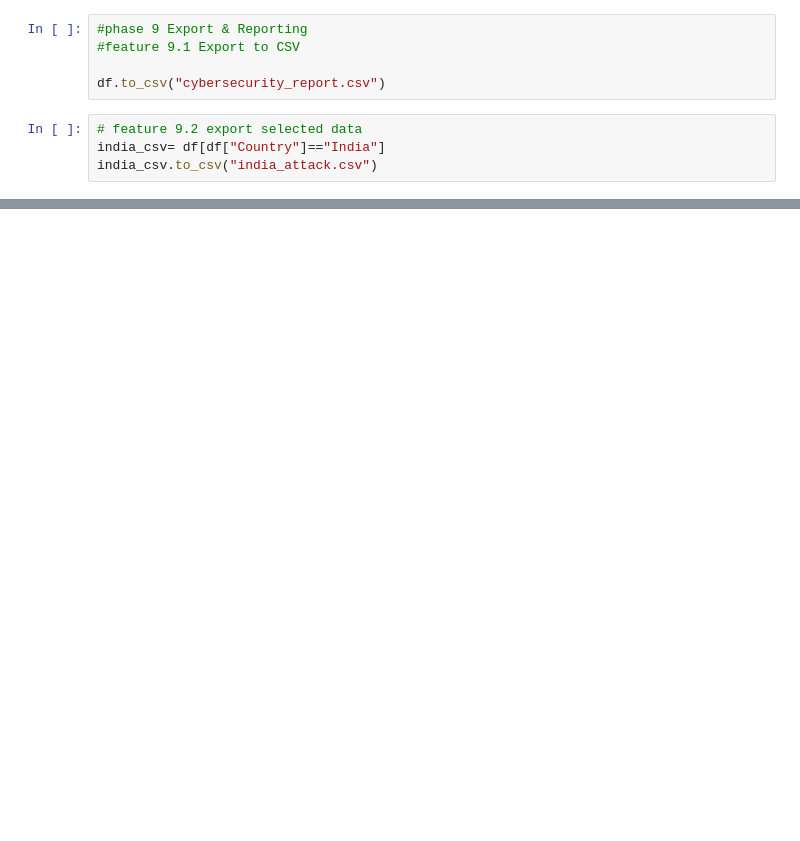
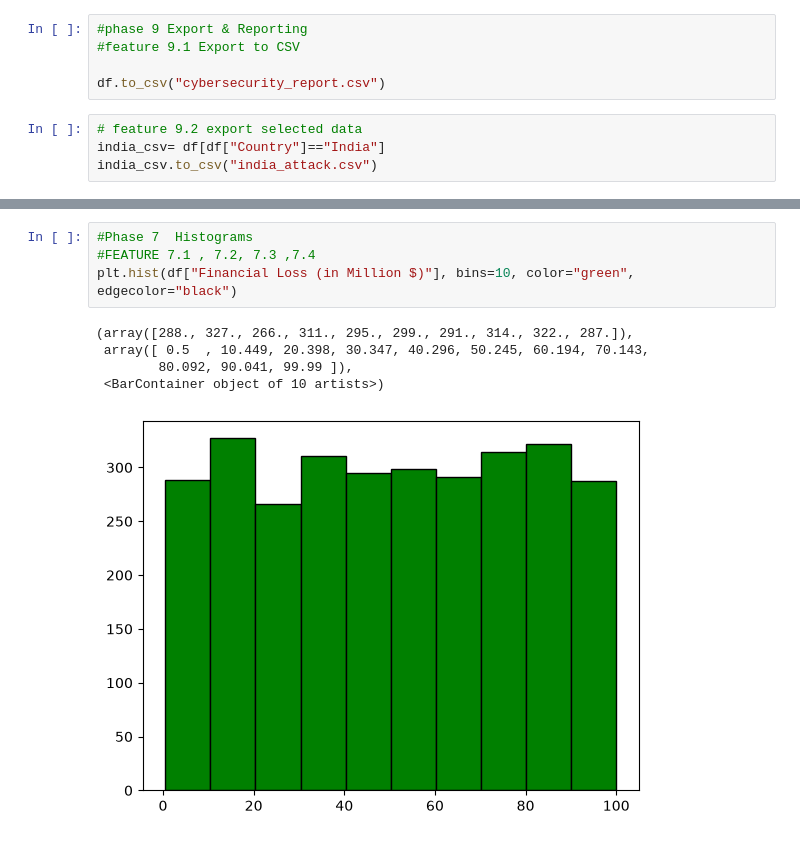
Before and after one commit to kingping77777/cyber-threat-log-analyzer, a Jupyter notebook: notebooks/exploration.ipynb, the cells around one changed output, grey strips where cells are left out. Drawn from its saved outputs; the diff is of its cells as text; blank space fills up the shorter version.

```diff
--- a/notebooks/exploration.ipynb
+++ b/notebooks/exploration.ipynb
@@ -783,0 +855,10 @@ india_csv.to_csv("india_attack.csv")
+# %%
+#Phase 7  Histograms
+#FEATURE 7.1 , 7.2, 7.3 ,7.4
+plt.hist(df["Financial Loss (in Million $)"], bins=10, color="green", edgecolor="black")
+# %% [output]
+(array([288., 327., 266., 311., 295., 299., 291., 314., 322., 287.]),
+ array([ 0.5  , 10.449, 20.398, 30.347, 40.296, 50.245, 60.194, 70.143,
+        80.092, 90.041, 99.99 ]),
+ <BarContainer object of 10 artists>)
+[figure, added]
```
Also changed, not shown: parts of 10 cells of this notebook.
